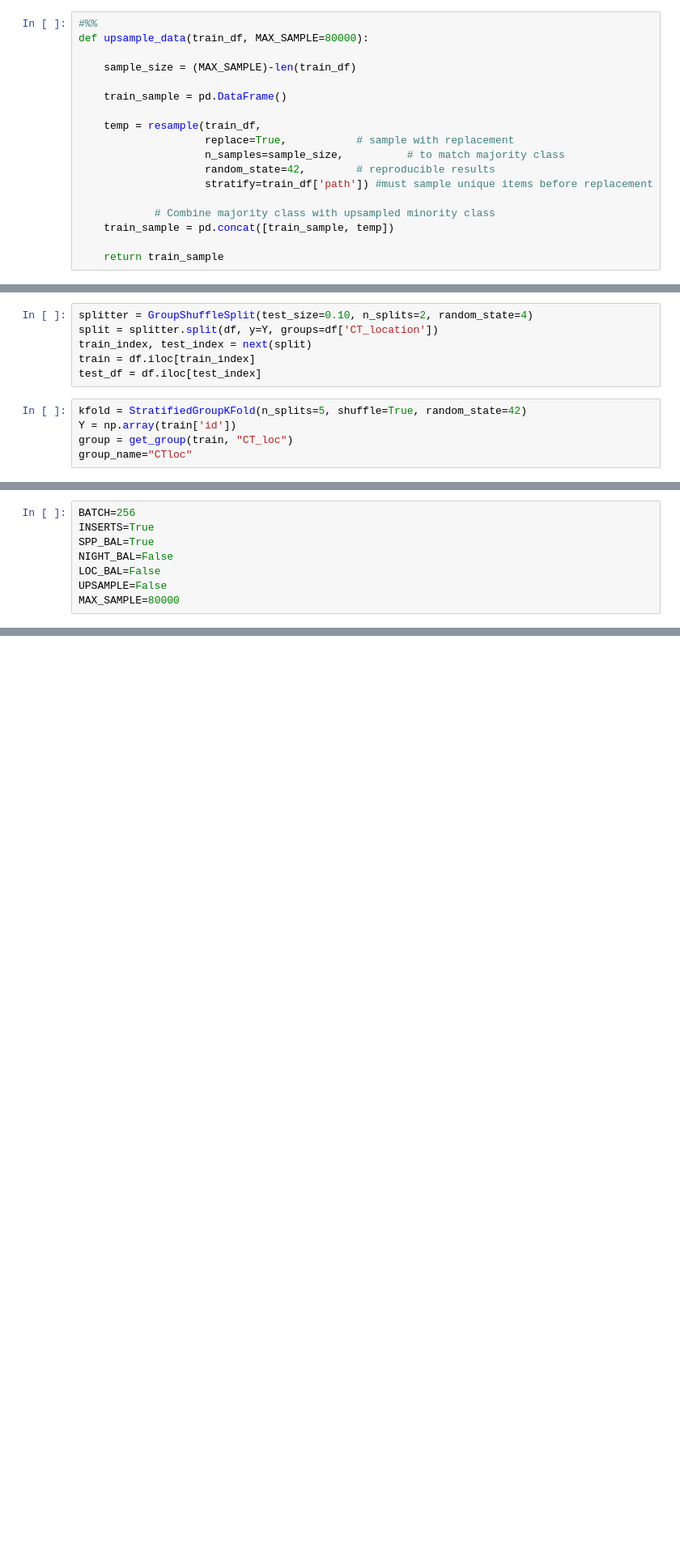
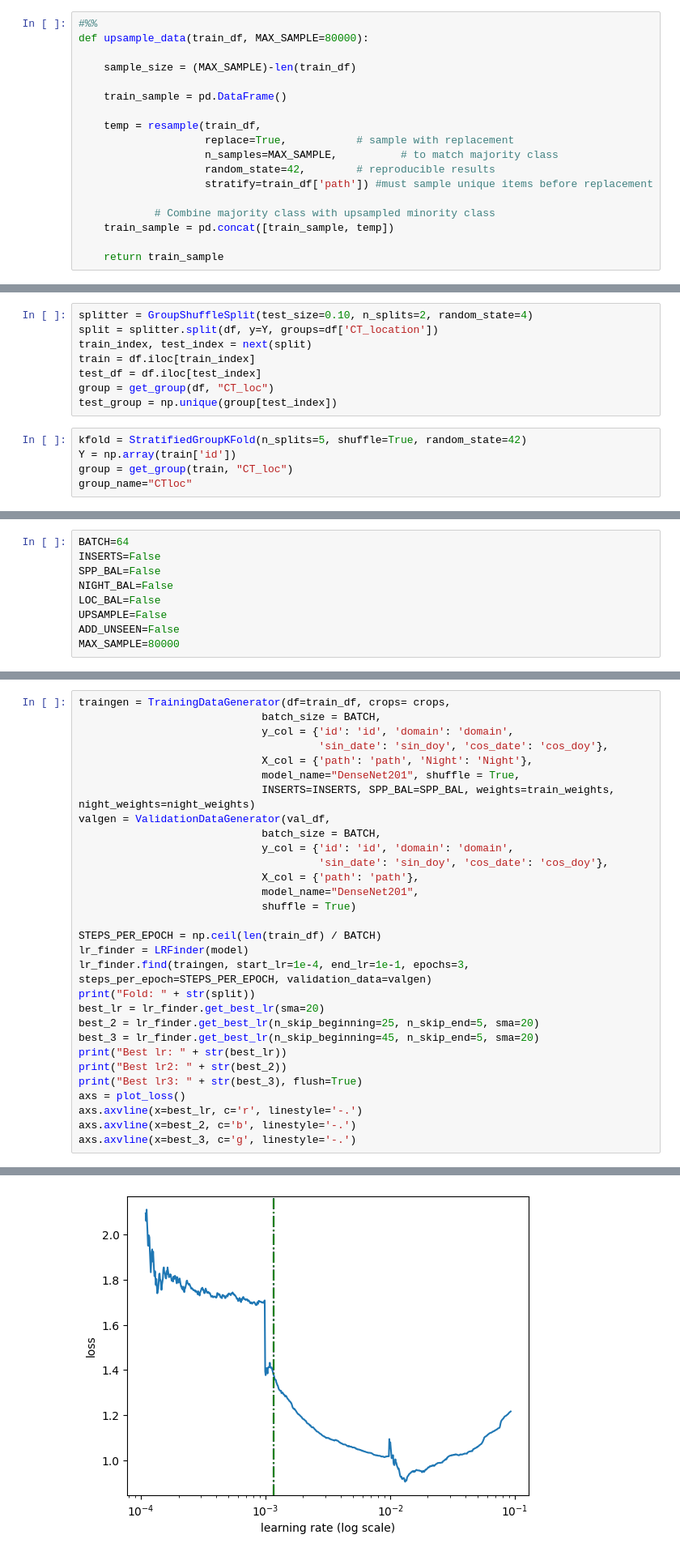
Before and after one commit to JuniRechter/InsertAugmentation-model, a Jupyter notebook: currentWIPs/Untitled10.ipynb, the cells around one changed output, grey strips where cells are left out. Shown at 81% size. Saved outputs shown, nothing was run; the diff lists cells and outputs as text; blank space fills up the shorter version.

```diff
--- a/currentWIPs/Untitled10.ipynb
+++ b/currentWIPs/Untitled10.ipynb
@@ -484,7 +594,7 @@ def upsample_data(train_df, MAX_SAMPLE=80000):
 
     temp = resample(train_df,
                     replace=True,           # sample with replacement
-                    n_samples=sample_size,          # to match majority class
+                    n_samples=MAX_SAMPLE,          # to match majority class
                     random_state=42,        # reproducible results
                     stratify=train_df['path']) #must sample unique items before replacement
 
@@ -582,6 +693,8 @@ split = splitter.split(df, y=Y, groups=df['CT_location'])
 train_index, test_index = next(split)
 train = df.iloc[train_index]
 test_df = df.iloc[test_index]
+group = get_group(df, "CT_loc")
+test_group = np.unique(group[test_index])
 # %%
 kfold = StratifiedGroupKFold(n_splits=5, shuffle=True, random_state=42)
 Y = np.array(train['id'])
@@ -602,11 +723,12 @@ def get_train_weights(train_df, empties_length):
     return class_weights, night_weights
 # %%
-BATCH=256
-INSERTS=True
-SPP_BAL=True
+BATCH=64
+INSERTS=False
+SPP_BAL=False
 NIGHT_BAL=False
 LOC_BAL=False
 UPSAMPLE=False
+ADD_UNSEEN=False
 MAX_SAMPLE=80000
 # %%
 for split, (train_index, val_index) in enumerate(kfold.split(train, Y, group)):
@@ -683,0 +823,31 @@ Training groups:
+# %%
+traingen = TrainingDataGenerator(df=train_df, crops= crops,
+                             batch_size = BATCH,
+                             y_col = {'id': 'id', 'domain': 'domain',
+                                      'sin_date': 'sin_doy', 'cos_date': 'cos_doy'},
+                             X_col = {'path': 'path', 'Night': 'Night'},
+                             model_name="DenseNet201", shuffle = True,
+                             INSERTS=INSERTS, SPP_BAL=SPP_BAL, weights=train_weights, night_weights=night_weights)
+valgen = ValidationDataGenerator(val_df,
+                             batch_size = BATCH,
+                             y_col = {'id': 'id', 'domain': 'domain',
+                                      'sin_date': 'sin_doy', 'cos_date': 'cos_doy'},
+                             X_col = {'path': 'path'},
+                             model_name="DenseNet201",
+                             shuffle = True)
+
+STEPS_PER_EPOCH = np.ceil(len(train_df) / BATCH)
+lr_finder = LRFinder(model)
+lr_finder.find(traingen, start_lr=1e-4, end_lr=1e-1, epochs=3, steps_per_epoch=STEPS_PER_EPOCH, validation_data=valgen)
+print("Fold: " + str(split))
+best_lr = lr_finder.get_best_lr(sma=20)
+best_2 = lr_finder.get_best_lr(n_skip_beginning=25, n_skip_end=5, sma=20)
+best_3 = lr_finder.get_best_lr(n_skip_beginning=45, n_skip_end=5, sma=20)
+print("Best lr: " + str(best_lr))
+print("Best lr2: " + str(best_2))
+print("Best lr3: " + str(best_3), flush=True)
+axs = plot_loss()
+axs.axvline(x=best_lr, c='r', linestyle='-.')
+axs.axvline(x=best_2, c='b', linestyle='-.')
+axs.axvline(x=best_3, c='g', linestyle='-.')
+# %% [output]
@@ -683,0 +883 @@ Training groups:
+[figure, added]
```
Also changed, not shown: parts of 21 cells of this notebook.
